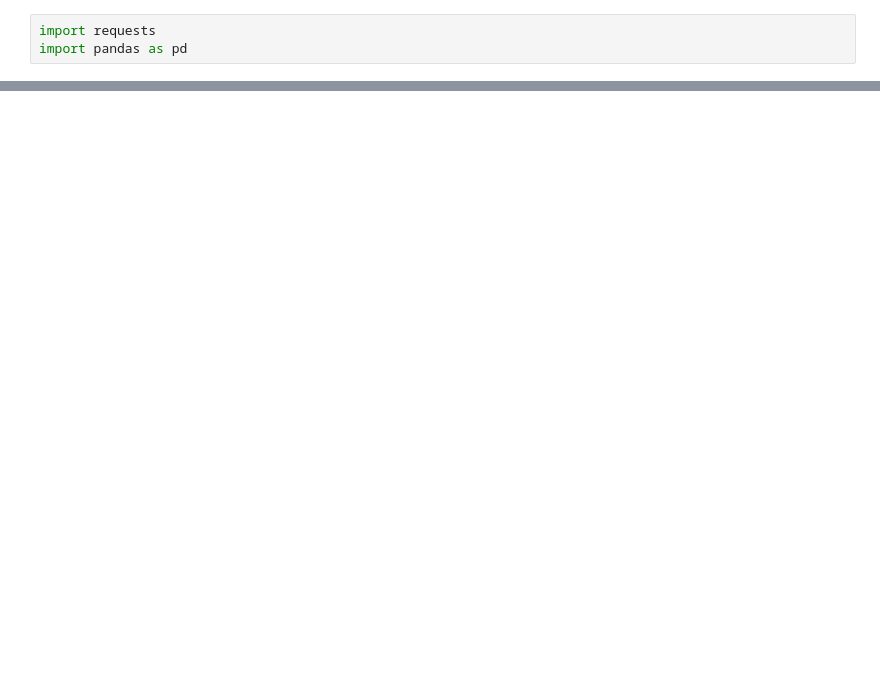
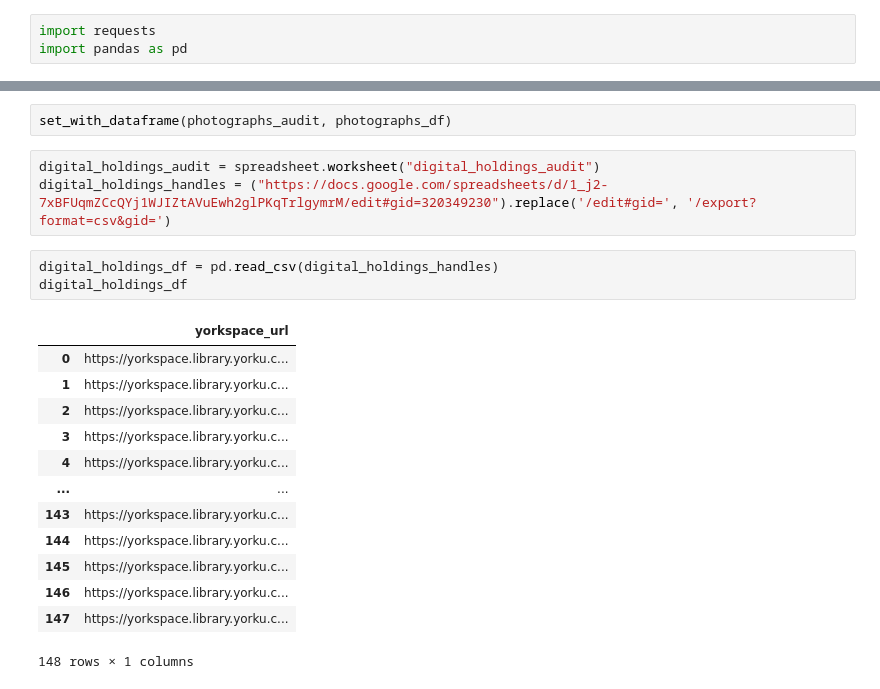
Before and after one commit to yorkulibraries/notebooks, a Jupyter notebook: yorkspace_audit.ipynb, the cells around one changed output, grey strips where cells are left out. Saved outputs shown, nothing was run; the diff lists cells and outputs as text; blank space fills up the shorter version.

```diff
--- a/yorkspace_audit.ipynb
+++ b/yorkspace_audit.ipynb
@@ -48,0 +81,22 @@ set_with_dataframe(worksheet, df)
+# %%
+set_with_dataframe(photographs_audit, photographs_df)
+# %%
+digital_holdings_audit = spreadsheet.worksheet("digital_holdings_audit")
+digital_holdings_handles = ("https://docs.google.com/spreadsheets/d/1_j2-7xBFUqmZCcQYj1WJIZtAVuEwh2glPKqTrlgymrM/edit#gid=320349230").replace('/edit#gid=', '/export?format=csv&gid=')
+# %%
+digital_holdings_df = pd.read_csv(digital_holdings_handles)
+digital_holdings_df
+# %% [output]
+|  | yorkspace_url |
+| 0 | https://yorkspace.library.yorku.c... |
+| 1 | https://yorkspace.library.yorku.c... |
+| 2 | https://yorkspace.library.yorku.c... |
+| 3 | https://yorkspace.library.yorku.c... |
+| 4 | https://yorkspace.library.yorku.c... |
+| ... | ... |
+| 143 | https://yorkspace.library.yorku.c... |
+| 144 | https://yorkspace.library.yorku.c... |
+| 145 | https://yorkspace.library.yorku.c... |
+| 146 | https://yorkspace.library.yorku.c... |
+| 147 | https://yorkspace.library.yorku.c... |
+148 rows × 1 columns
```
Also changed, not shown: parts of 18 cells of this notebook.
